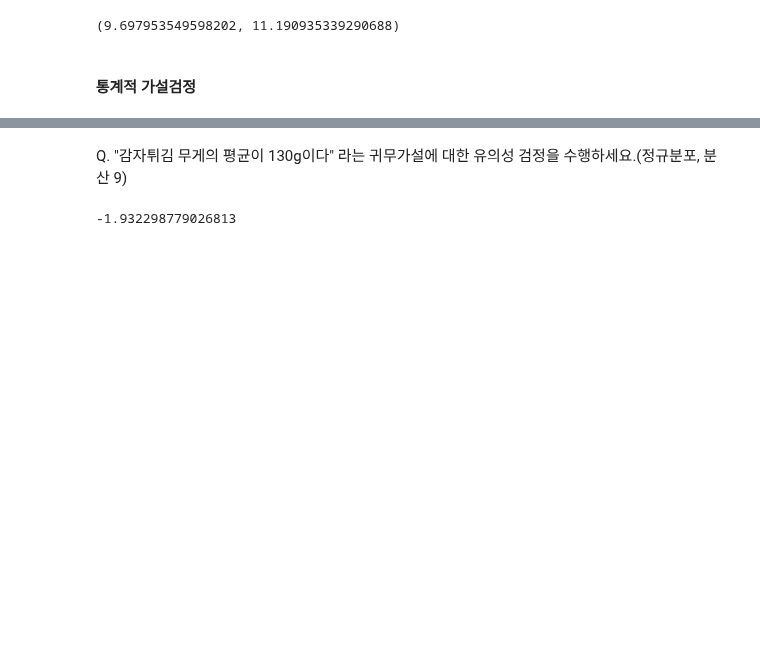
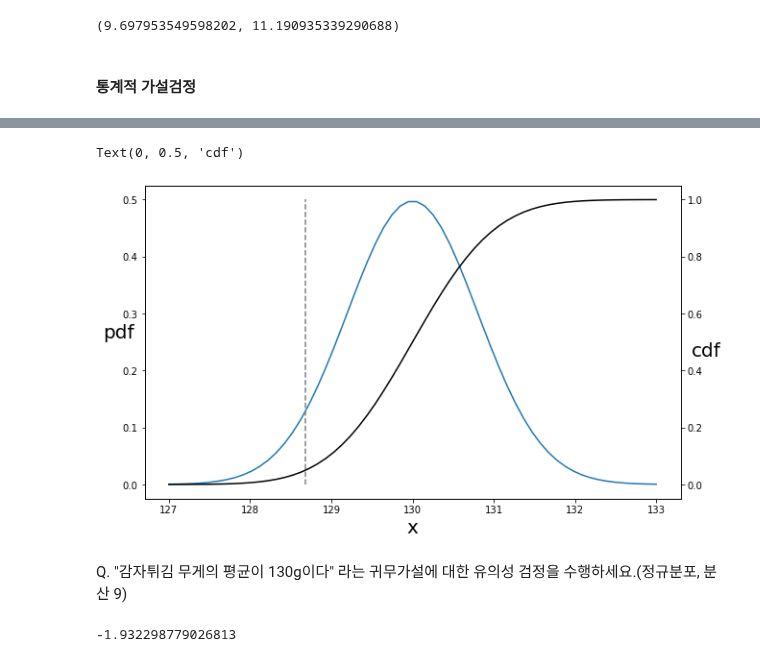
Before and after one commit to bnv20/kdt5, a Jupyter notebook: m3_통계/stat_5.ipynb, the cells around one changed output, grey strips where cells are left out. Saved outputs shown, nothing was run; the diff lists cells and outputs as text; code cells hidden in the pictures; blank space fills up the shorter version.

```diff
--- a/m3_통계/stat_5.ipynb
+++ b/m3_통계/stat_5.ipynb
@@ -133,3 +167,20 @@ lcl,ucl
+# %%
+import numpy as np
+import matplotlib.pyplot as plt
+rv = stats.norm(130,np.sqrt(9/14))
+fig = plt.figure(figsize=(10,6))
+ax1 = fig.add_subplot(111)
+ax2 = ax1.twinx()
+xs = np.linspace(127,133,60)
+ax1.plot(xs,rv.pdf(xs))
+ax2.plot(xs,rv.cdf(xs), color='black')
+ax1.vlines(rv.ppf(0.05), 0, 0.5, color='gray',ls='--')
+ax1.set_xlabel('x', fontsize=20)
+ax1.set_ylabel('pdf',rotation=0,fontsize=20)
+ax2.set_ylabel('cdf', rotation=0,fontsize=20)
+# %% [output]
+Text(0, 0.5, 'cdf')
+[figure, added]
 # %% [markdown]
 Q. "감자튀김 무게의 평균이 130g이다" 라는 귀무가설에 대한 유의성 검정을 수행하세요.(정규분포, 분산 9)
 # %%
```
Also changed, not shown: parts of 27 cells of this notebook.
